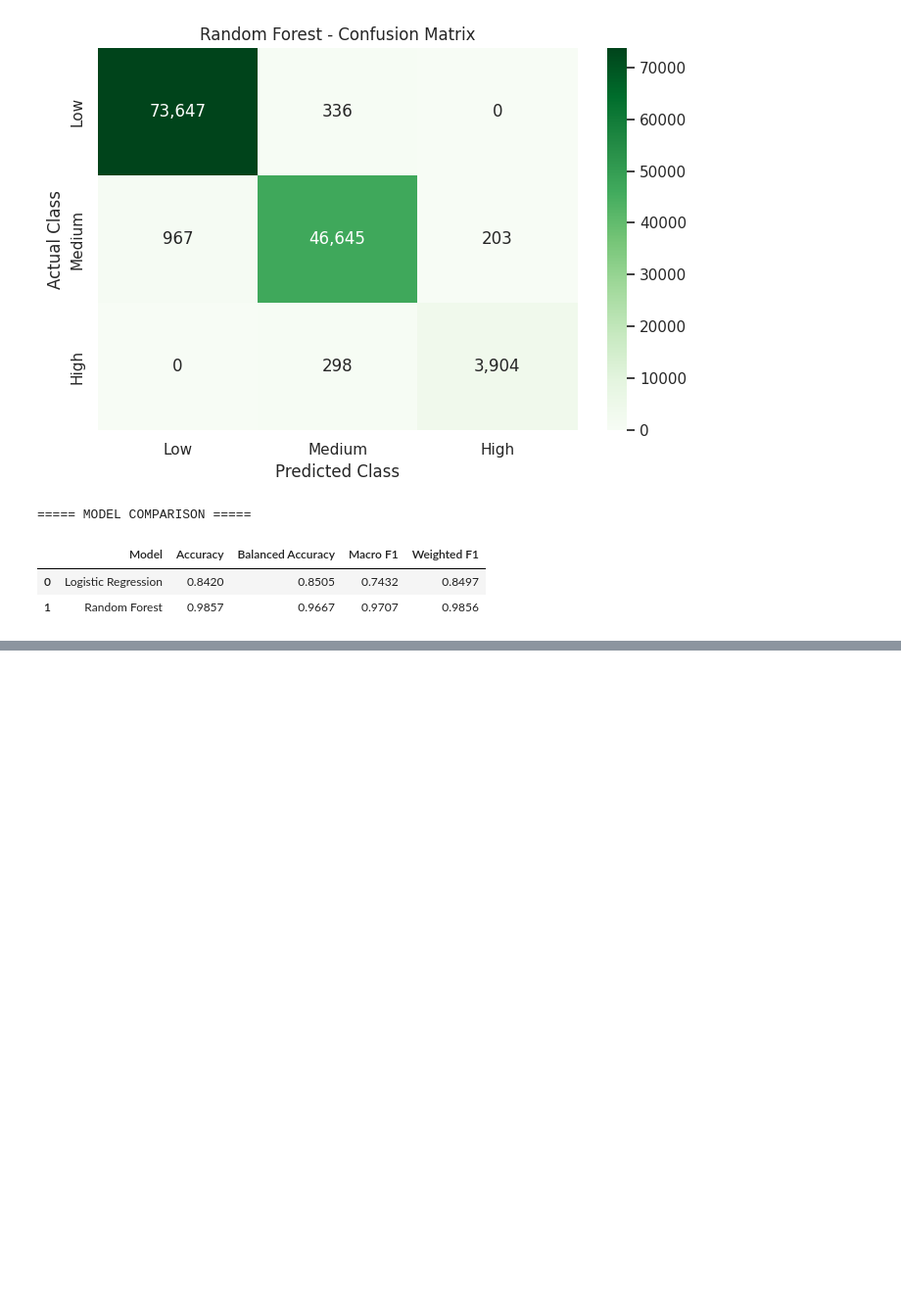
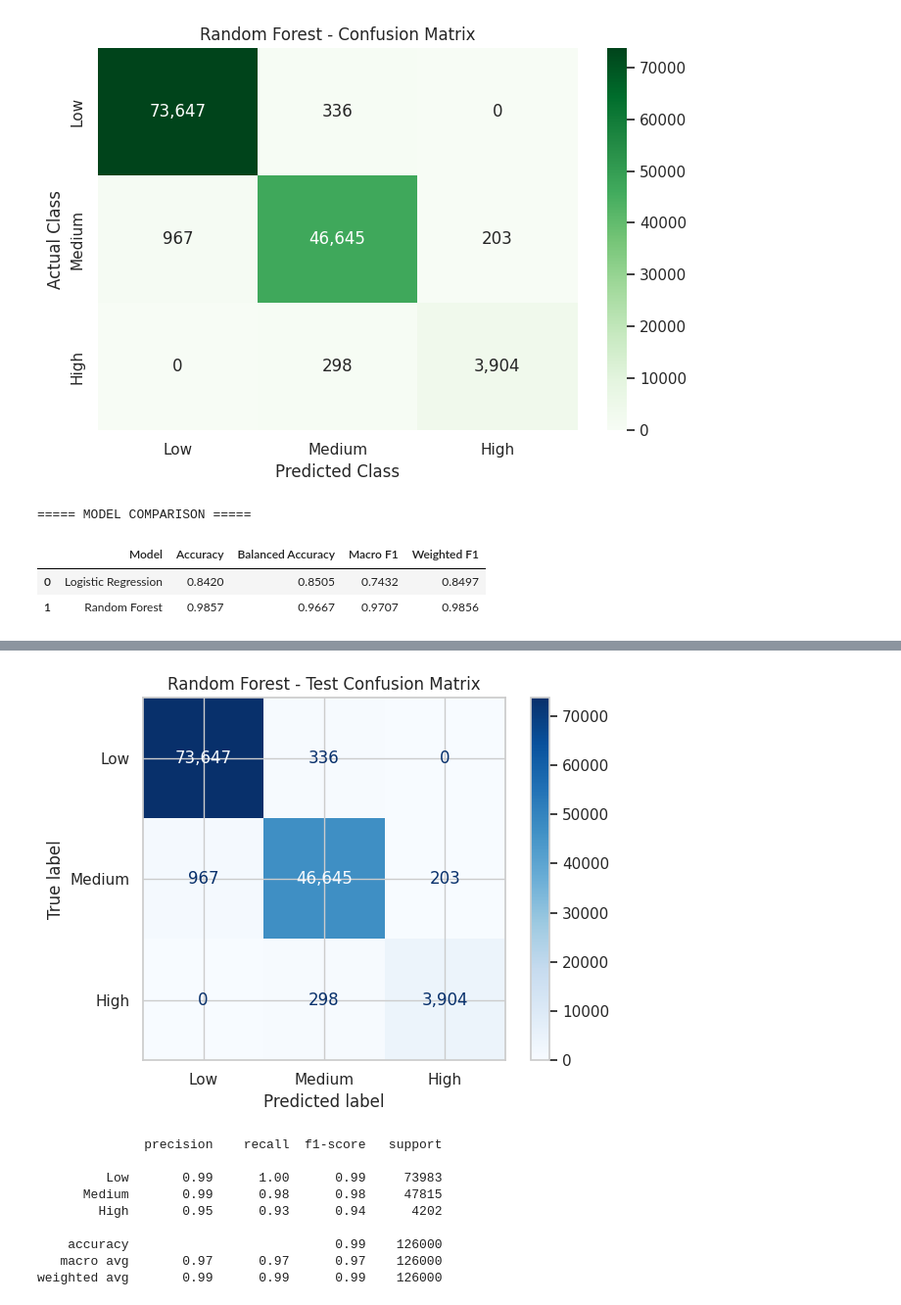
Before and after one commit to Saksham-Xtreme/Machine_Learning_Study, a Jupyter notebook: Smart_Irrigation_Requirement_Prediction.ipynb, the cells around one changed output, grey strips where cells are left out. Shown at 98% size. Drawn from its saved outputs; the diff is of its cells as text; code cells hidden in the pictures; blank space fills up the shorter version.

```diff
--- a/Smart_Irrigation_Requirement_Prediction.ipynb
+++ b/Smart_Irrigation_Requirement_Prediction.ipynb
@@ -475,0 +549,42 @@ weighted avg       0.99      0.99      0.99    126000
+# %%
+
+from sklearn.metrics import ConfusionMatrixDisplay
+import matplotlib.pyplot as plt
+
+# Predict on the held-out test set
+rf_pred = rf_model.predict(X_test)
+
+# Confusion matrix
+ConfusionMatrixDisplay.from_predictions(
+    y_test,
+    rf_pred,
+    labels=["Low", "Medium", "High"],
+    display_labels=["Low", "Medium", "High"],
+    cmap="Blues",
+    values_format=","
+)
+
+plt.title("Random Forest - Test Confusion Matrix")
+plt.tight_layout()
+plt.show()
+
+# Detailed class-wise performance
+from sklearn.metrics import classification_report
+
+print(classification_report(
+    y_test,
+    rf_pred,
+    labels=["Low", "Medium", "High"],
+    zero_division=0
+))
+# %% [output]
+[figure, added]
+              precision    recall  f1-score   support
+
+         Low       0.99      1.00      0.99     73983
+      Medium       0.99      0.98      0.98     47815
+        High       0.95      0.93      0.94      4202
+
+    accuracy                           0.99    126000
+   macro avg       0.97      0.97      0.97    126000
+weighted avg       0.99      0.99      0.99    126000
```
Also changed, not shown: parts of 3 cells of this notebook.
